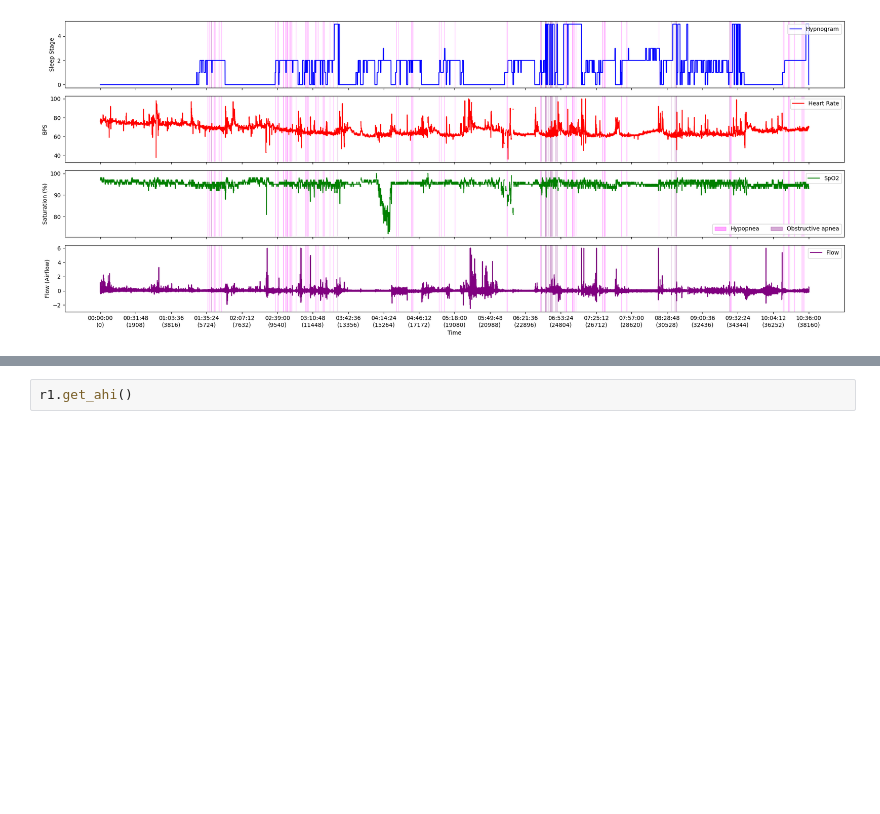
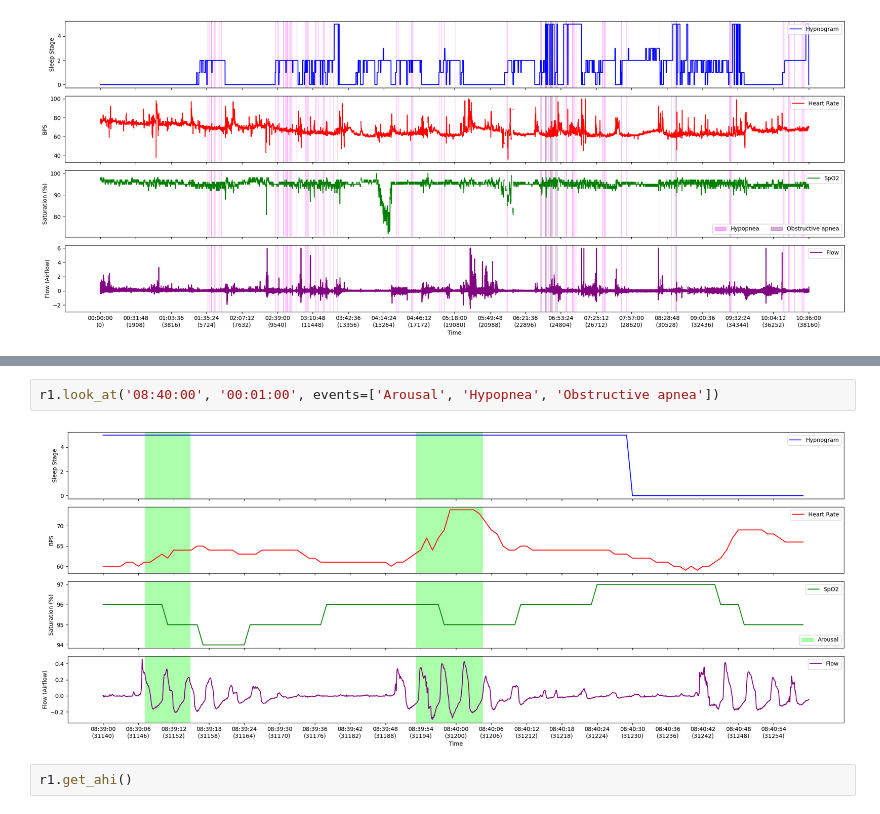
Before and after one commit to JulianBvW/Wearable-Sleep-Event-Detection, a Jupyter notebook: Notebooks/recording_test.ipynb, the cells around one changed output, grey strips where cells are left out. Drawn from its saved outputs; the diff is of its cells as text; blank space fills up the shorter version.

```diff
--- a/Notebooks/recording_test.ipynb
+++ b/Notebooks/recording_test.ipynb
@@ -54,3 +73,7 @@ r1.look_at('01:35:00', '00:10:00', events=['Hypopnea', 'Obstructive apnea'])
+# %%
+r1.look_at('08:40:00', '00:01:00', events=['Arousal', 'Hypopnea', 'Obstructive apnea'])
+# %% [output]
+[figure, added]
 # %%
 r1.get_ahi()
 # %% [output]
```
Also changed, not shown: parts of 5 cells of this notebook, 4 other files.
